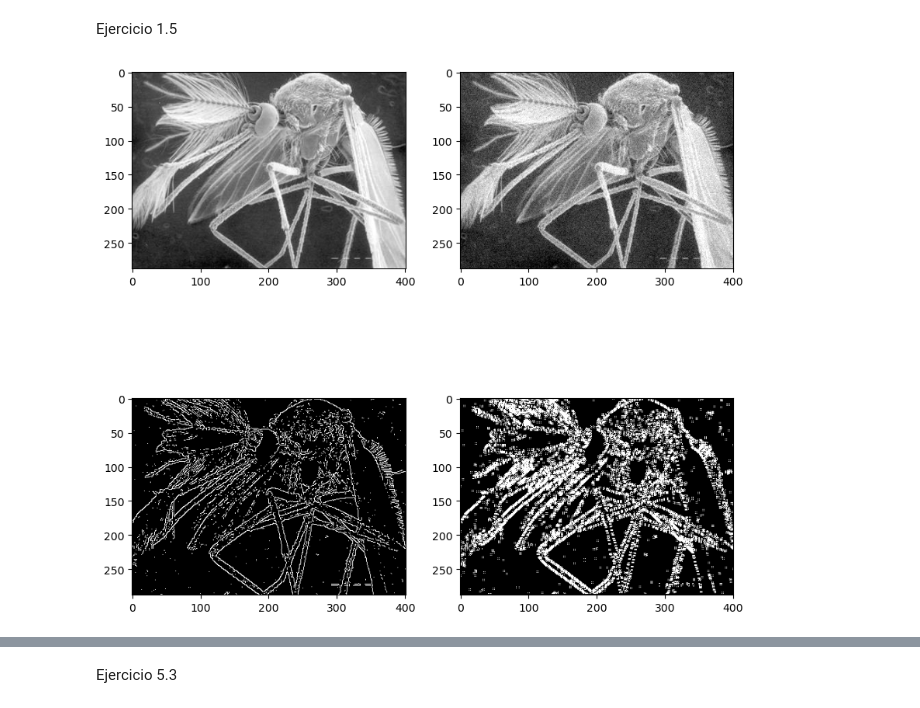
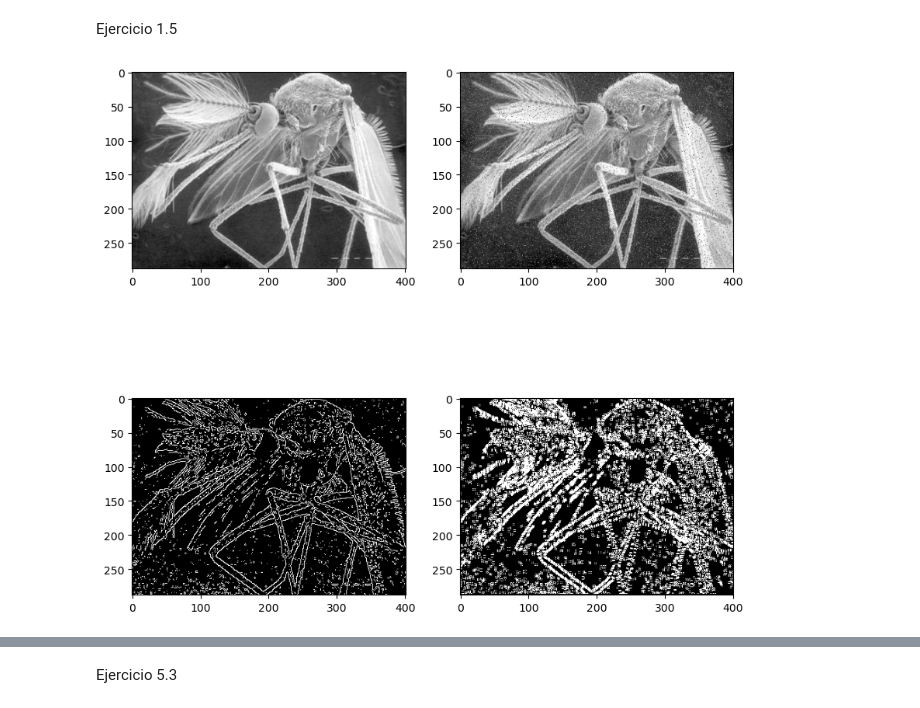
Before and after one commit to IgnacioFucksmann/PDI_2023, a Jupyter notebook: tp2_entregable_Rene_Fucksmann.ipynb, the cells around one changed output, grey strips where cells are left out. Drawn from its saved outputs; the diff is of its cells as text; code cells hidden in the pictures.

```diff
--- a/tp2_entregable_Rene_Fucksmann.ipynb
+++ b/tp2_entregable_Rene_Fucksmann.ipynb
@@ -285,24 +287,27 @@ Ejercicio 1.5
 # %%
 mosquito = cv.imread("imagenes/mosquito.jpg",cv.IMREAD_GRAYSCALE)
 
 #gaussian noise
-mosquito_noise = mosquito + np.random.normal(0, 15, (mosquito.shape[0],mosquito.shape[1]))
+mosquito_noise = mosquito + np.random.normal(0, 10, (mosquito.shape[0],mosquito.shape[1]))
 mosquito_noise = np.clip(mosquito_noise, 0, 255)
 mosquito_noise = mosquito_noise.astype(np.uint8)
 
-mosquito_canny = cv.Canny(mosquito_noise,240,250)
+impulsivo_noise = impulsivo(125,0.055,255,0,0,mosquito_noise.shape).astype(np.uint8)
+mosquito_noise = np.where(impulsivo_noise > 0,impulsivo_noise,mosquito_noise)
+
+mosquito_canny = cv.Canny(mosquito_noise,225,250)
 
 mosquito_sobel_x = abs(cv.Sobel(mosquito_canny,cv.CV_64F,1,0,ksize=3))
 mosquito_sobel_y = abs(cv.Sobel(mosquito_canny,cv.CV_64F,0,1,ksize=3))
 mosquito_sobel_xy = abs(cv.Sobel(mosquito_canny,cv.CV_64F,1,1,ksize=3))
 
 
 fig, ax = plt.subplots(nrows=2, ncols=2,figsize=(10,10))
 ax[0,0].imshow(mosquito,cmap="gray",vmin=0,vmax=255)
 ax[0,1].imshow(mosquito_noise,cmap="gray",vmin=0,vmax=255)
 
 ax[1,0].imshow(mosquito_canny,cmap='gray',vmin=0,vmax=255)
 ax[1,1].imshow(mosquito_sobel_xy,cmap="gray",vmin=0,vmax=255)
 plt.show()
 # %% [output]
-[figure, old version]
+[figure, new version]
```
Also changed, not shown: parts of 6 cells of this notebook, 1 other file.
